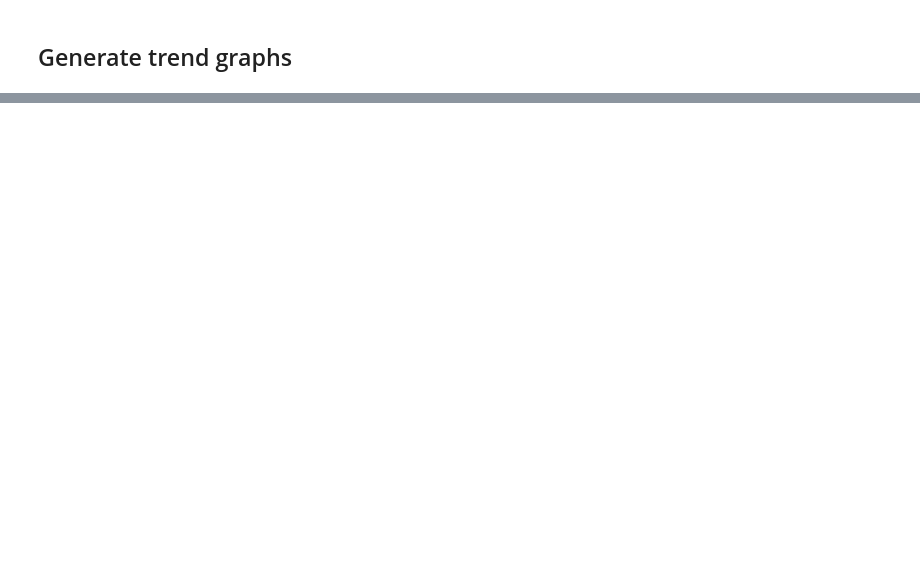
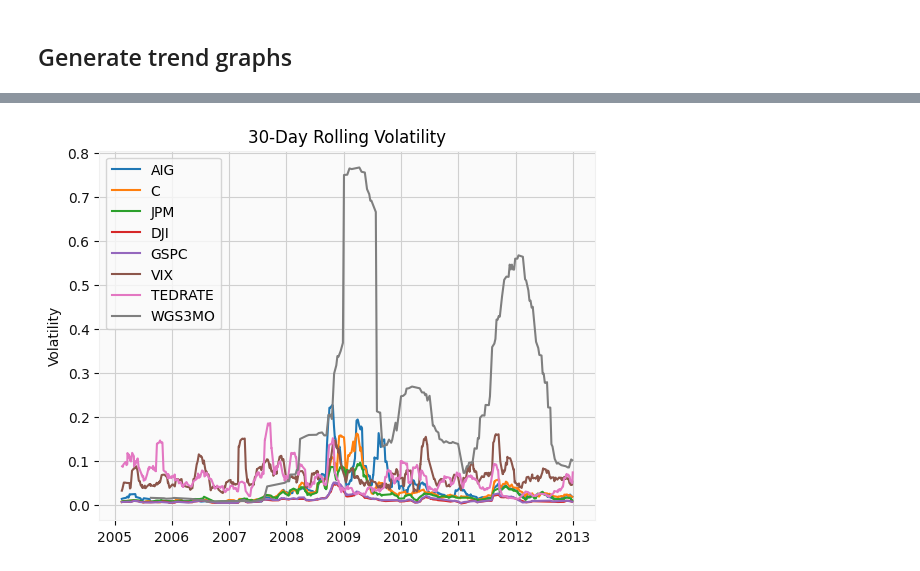
Before and after one commit to Dangomimikyu/ghostbusters, a Jupyter notebook: src/DataParse.ipynb, the cells around one changed output, grey strips where cells are left out. Cells and saved outputs as stored; diff of their text form; code cells hidden in the pictures; blank space fills up the shorter version.

```diff
--- a/src/DataParse.ipynb
+++ b/src/DataParse.ipynb
@@ -44,0 +104,14 @@ mlp.show()
+# %%
+for name, df in allStocks.items():
+    df = df.sort_values("Date").copy()
+    df["Return"] = df["Close"].pct_change()
+    df["RollingVol"] = df["Return"].rolling(30).std()
+
+    mlp.plot(df["Date"], df["RollingVol"], label=name)
+
+mlp.title("30-Day Rolling Volatility")
+mlp.ylabel("Volatility")
+mlp.legend()
+mlp.show()
+# %% [output]
+[figure, added]
```
Also changed, not shown: parts of 10 cells of this notebook, 6 other files.
